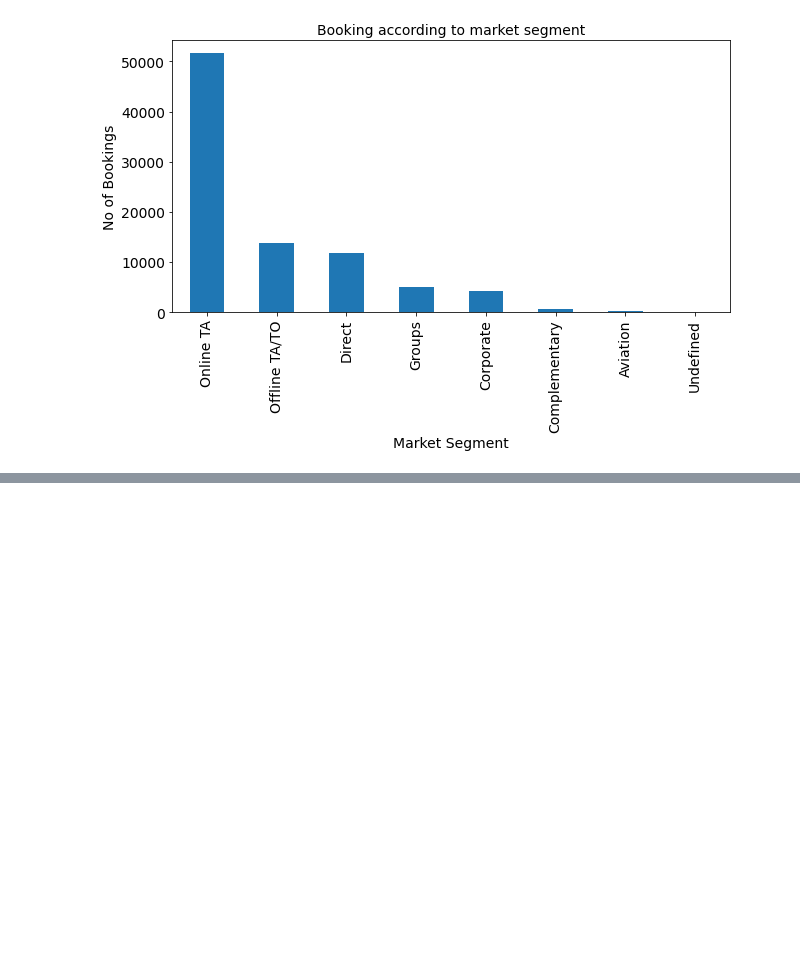
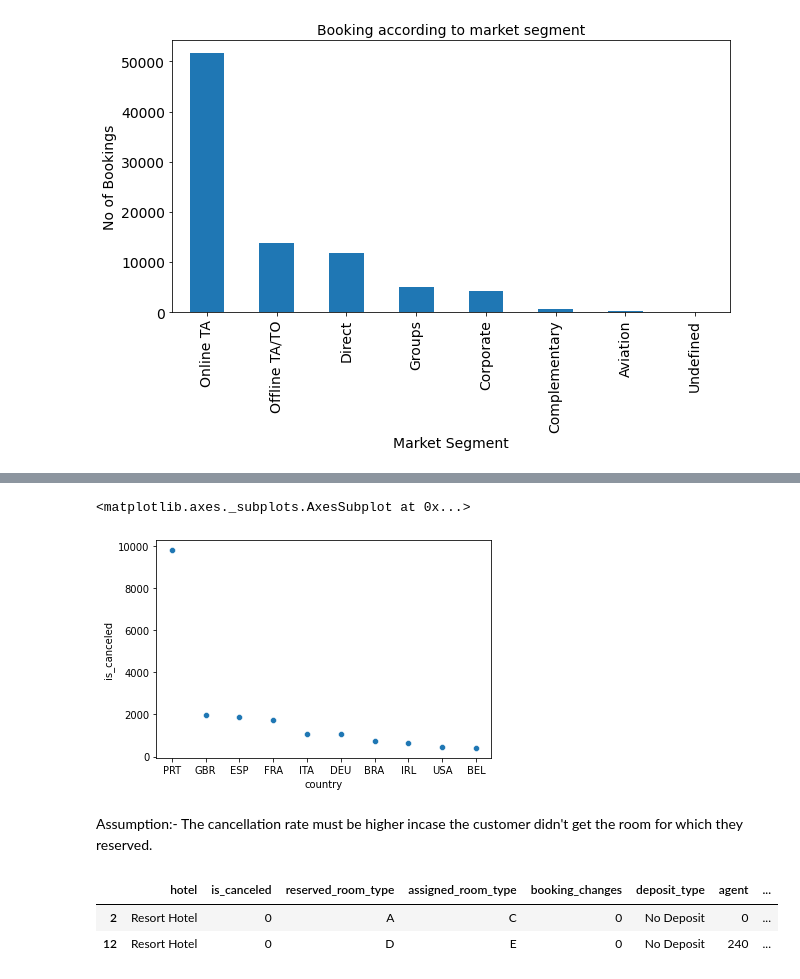
Before and after one commit to Singh-Pravin/Hotel-Booking-Analysis---EDA, a Jupyter notebook: Hotel_Booking_Analysis_Capstone_Project.ipynb, the cells around one changed output, grey strips where cells are left out. Drawn from its saved outputs; the diff is of its cells as text; code cells hidden in the pictures; blank space fills up the shorter version.

```diff
--- a/Hotel_Booking_Analysis_Capstone_Project.ipynb
+++ b/Hotel_Booking_Analysis_Capstone_Project.ipynb
@@ -312,0 +347,19 @@ plt.show()
+# %%
+sns.scatterplot(data = cancellation_data.head(10))
+# %% [output]
+<matplotlib.axes._subplots.AxesSubplot at 0x...>
+[figure, added]
+# %% [markdown]
+Assumption:- The cancellation rate must be higher incase the customer didn't get the room for which they reserved.
+# %%
+assign_room_different = df1[df1['reserved_room_type'] != df1['assigned_room_type']]
+
+assign_room_different = assign_room_different.drop(columns=['lead_time',	'arrival_date_year',	'arrival_date_month',	'arrival_date_week_number','arrival_date_day_of_month',
+  'stays_in_weekend_nights','stays_in_week_nights',	'adults', 'children',	'babies',	'meal',	'country',	'market_segment','distribution_channel','is_repeated_guest',
+  'previous_cancellations',	'previous_bookings_not_canceled'])
+
+assign_room_different.head(2)
+# %% [output]
+|  | hotel | is_canceled | reserved_room_type | assigned_room_type | booking_changes | deposit_type | agent | ... |
+| 2 | Resort Hotel | 0 | A | C | 0 | No Deposit | 0 | ... |
+| 12 | Resort Hotel | 0 | D | E | 0 | No Deposit | 240 | ... |
```
Also changed, not shown: parts of 17 cells of this notebook.
